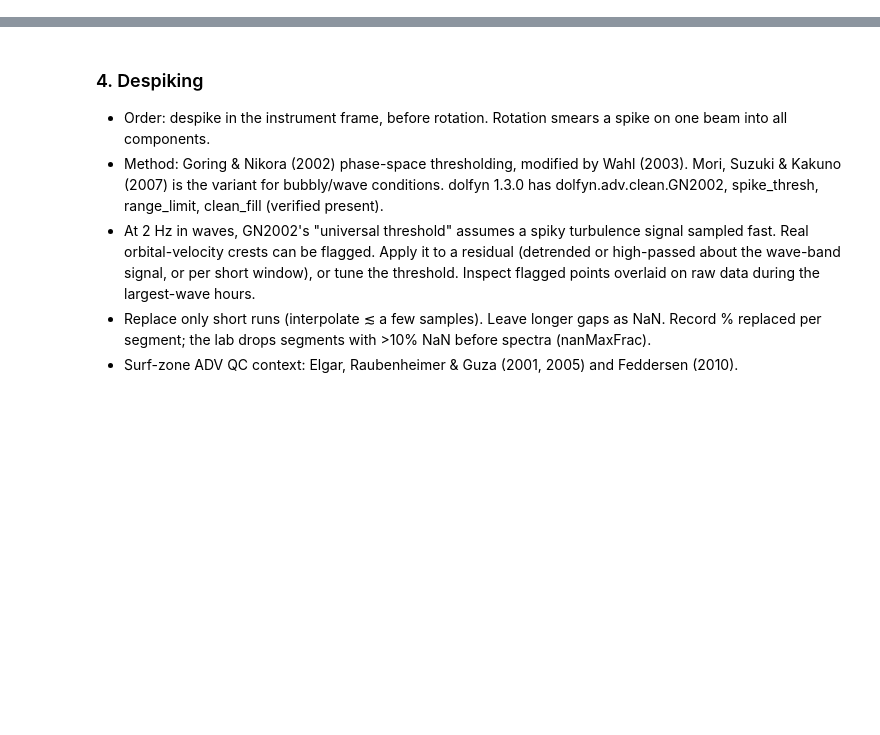
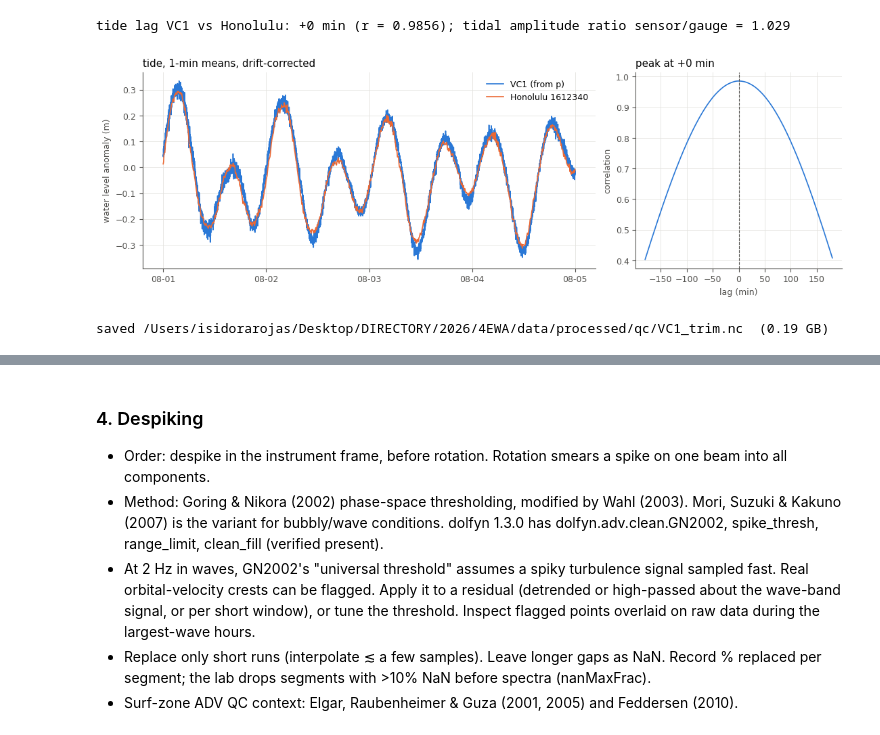
Before and after one commit to isidora-rojas/4EWA, a Jupyter notebook: processing/adv_QC.ipynb, the cells around one changed output, grey strips where cells are left out. Drawn from its saved outputs; the diff is of its cells as text; code cells hidden in the pictures; blank space fills up the shorter version.

```diff
--- a/processing/adv_QC.ipynb
+++ b/processing/adv_QC.ipynb
@@ -69 +496,69 @@ VC2['u'].plot(alpha=0.6)
+# %%
+##-----tide-gauge check: coarse clock / time-zone test-----##
+# NOAA CO-OPS 1612340 (Honolulu Harbor), 6-min water level relative to MSL, GMT. The API caps
+# 6-min requests at 31 days, so fetch in chunks. Cached next to the barometer file.
+wl_csv = root / "data" / "metadata" / "noaa_1612340_water_level.csv"
+if not wl_csv.exists():
+    parts = []
+    for a, b in [("20260718", "20260817"), ("20260818", "20260917"), ("20260918", "20260919")]:
+        url = ("https://api.tidesandcurrents.noaa.gov/api/prod/datagetter?product=water_level"
+               f"&station=1612340&begin_date={a}&end_date={b}&datum=MSL&units=metric"
+               "&time_zone=gmt&format=csv&application=4EWA")
+        parts.append(pd.read_csv(url, skipinitialspace=True))
+    pd.concat(parts).drop_duplicates("Date Time").to_csv(wl_csv, index=False)
+wl = pd.read_csv(wl_csv, skipinitialspace=True, parse_dates=["Date Time"]).dropna(subset=["Water Level"])
+gauge = wl.set_index("Date Time")["Water Level"]
+
+# water level: hydrostatic p -> m of water (RHO, GRAV from the parameters cell),
+# then 1-min means to average out the waves. The gauge's 6-min series is interpolated onto the
+# same minutes. Only the tidal variation matters, so both are de-meaned.
+eta = pd.Series(out.p.values * 1e4 / (RHO * GRAV), index=out.time.values).resample("1min").mean()
+g_i = pd.Series(np.interp(eta.index.values.astype("int64"),
+                          gauge.index.values.astype("int64"), gauge.values), index=eta.index)
+eta_a, g_a = eta - eta.mean(), g_i - g_i.mean()
+
+# correlation at lags of -3 h to +3 h in 1-min steps. Lag L compares the sensor at t with the gauge at
+# t - L. The peak should sit at ~0; a +/-600 min peak would mean a Hawaii-time clock.
+lags = np.arange(-180, 181)
+r = np.array([eta_a.corr(g_a.shift(L)) for L in lags])
+best = lags[np.argmax(r)]
+print(f"tide lag {sensor_id} vs Honolulu: {best:+d} min (r = {r.max():.4f}); "
+      f"tidal amplitude ratio sensor/gauge = {eta_a.std() / g_a.std():.3f}")
+out.attrs["qc_clock_tide_lag_min"] = int(best)
+
+# figure: left = 4-day overlay, right = correlation vs lag
+fig, axs = plt.subplots(1, 2, figsize=(11, 3.6), constrained_layout=True,
+                        gridspec_kw={"width_ratios": [2.2, 1]})
+w = slice("2026-08-01", "2026-08-04")
+axs[0].plot(eta_a[w].index, eta_a[w].values, color="#2a78d6", lw=1.2, label=f"{sensor_id} (from p)")
+axs[0].plot(g_a[w].index, g_a[w].values, color="#eb6834", lw=1.2, label="Honolulu 1612340")
+axs[0].set_ylabel("water level anomaly (m)")
+axs[0].set_title("tide, 1-min means, drift-corrected", loc="left")
+axs[0].legend(frameon=False)
+axs[0].xaxis.set_major_locator(mdates.DayLocator())
+axs[0].xaxis.set_major_formatter(mdates.DateFormatter("%m-%d"))
+axs[1].plot(lags, r, color="#2a78d6", lw=1.2)
+axs[1].axvline(best, color="#52514e", ls="--", lw=0.8)
+axs[1].set_xlabel("lag (min)")
+axs[1].set_ylabel("correlation")
+axs[1].set_title(f"peak at {best:+d} min", loc="left")
+fig.savefig(fig_dir / f"{sensor_id}_clock_tide.png", dpi=150)
+plt.show()
+# %% [output]
+tide lag VC1 vs Honolulu: +0 min (r = 0.9856); tidal amplitude ratio sensor/gauge = 1.029
+[figure, added]
+# %%
+##-----save-----##
+# zlib compression on every data variable (level 4: good size/speed tradeoff; ~0.18 GB per sensor).
+# time is listed explicitly: replacing the coordinate (drift correction) dropped its compression
+# settings, and uncompressed int64 time adds ~70 MB.
+# Written to data/processed/qc/{sensor}_trim.nc: clock-corrected AND trimmed (sections 1 + 2).
+# The untrimmed file in data/processed/ is untouched.
+enc = {v: {"zlib": True, "complevel": 4} for v in out.data_vars}
+enc["time"] = {"zlib": True, "complevel": 4}
+out_path = qc_dir / f"{sensor_id}_trim.nc"
+out.to_netcdf(out_path, encoding=enc)
+print(f"saved {out_path}  ({out_path.stat().st_size / 1e9:.2f} GB)")
+# %% [output]
+saved /Users/isidorarojas/Desktop/DIRECTORY/2026/4EWA/data/processed/qc/VC1_trim.nc  (0.19 GB)
 # %% [markdown]
```
Also changed, not shown: parts of 29 cells of this notebook, 6 other files.
